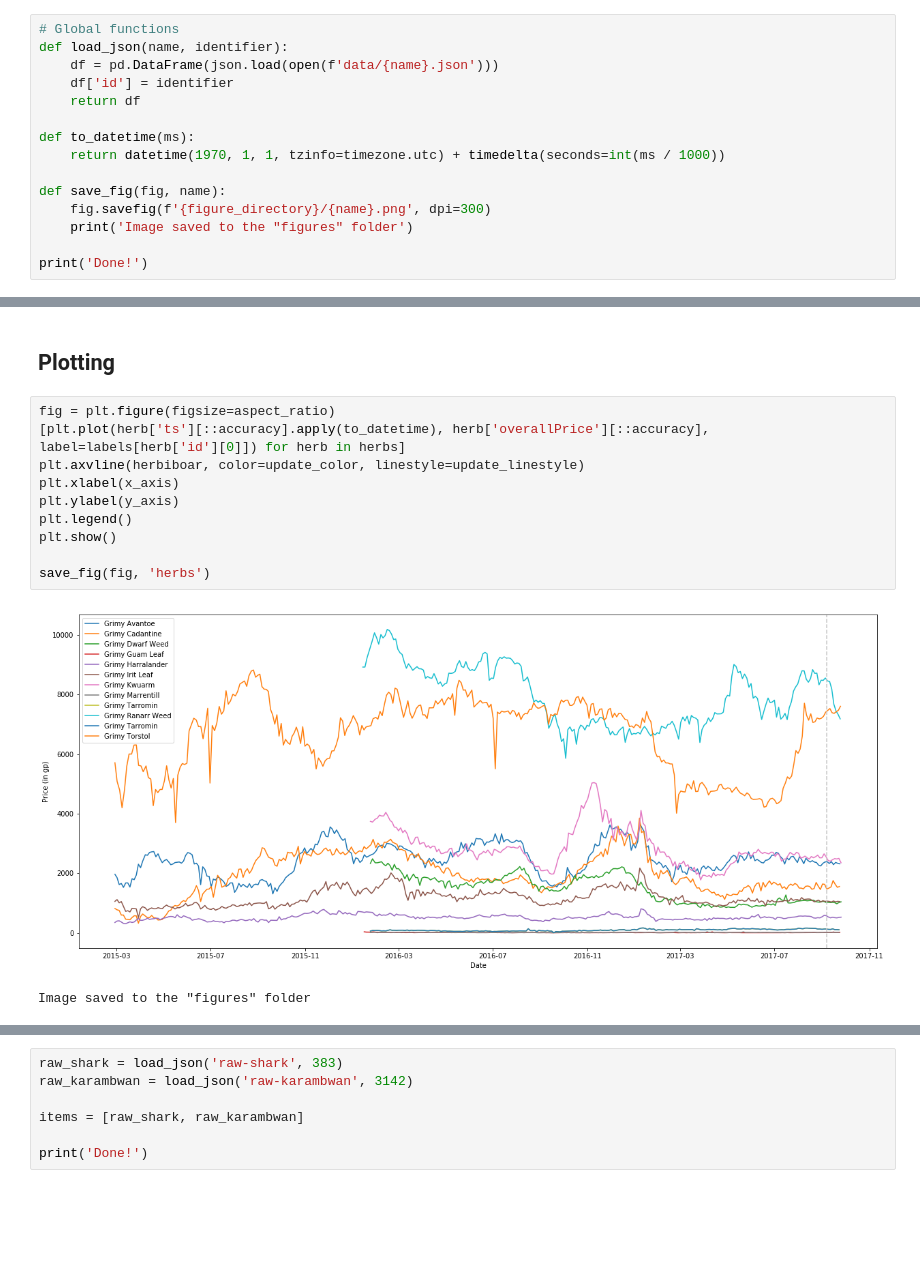
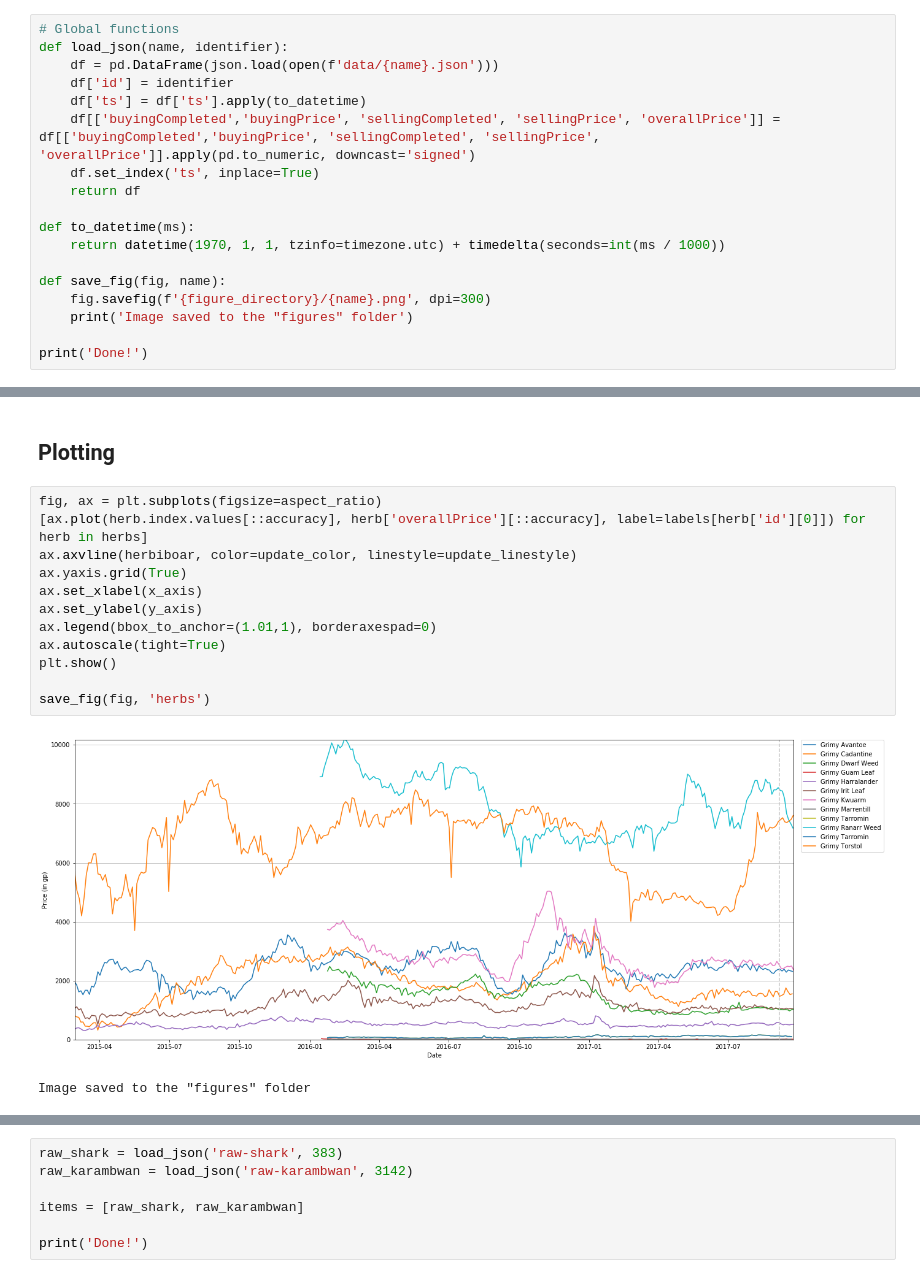
Before and after one commit to DevNebulae/ads-prototype-graphs, a Jupyter notebook: increased-supply.ipynb, the cells around one changed output, grey strips where cells are left out. Cells and saved outputs as stored; diff of their text form; blank space fills up the shorter version.

Commit message:
Apply current changes in stash

```diff
--- a/increased-supply.ipynb
+++ b/increased-supply.ipynb
@@ -27,6 +28,9 @@ Done!
 def load_json(name, identifier):
     df = pd.DataFrame(json.load(open(f'data/{name}.json')))
     df['id'] = identifier
+    df['ts'] = df['ts'].apply(to_datetime)
+    df[['buyingCompleted','buyingPrice', 'sellingCompleted', 'sellingPrice', 'overallPrice']] = df[['buyingCompleted','buyingPrice', 'sellingCompleted', 'sellingPrice', 'overallPrice']].apply(pd.to_numeric, downcast='signed')
+    df.set_index('ts', inplace=True)
     return df
 
 def to_datetime(ms):
@@ -118,16 +122,18 @@ For future developers playing with this notebook, please don't edit the timestam
 # %% [markdown]
 ## Plotting
 # %%
-fig = plt.figure(figsize=aspect_ratio)
-[plt.plot(herb['ts'][::accuracy].apply(to_datetime), herb['overallPrice'][::accuracy], label=labels[herb['id'][0]]) for herb in herbs]
-plt.axvline(herbiboar, color=update_color, linestyle=update_linestyle)
-plt.xlabel(x_axis)
-plt.ylabel(y_axis)
-plt.legend()
+fig, ax = plt.subplots(figsize=aspect_ratio)
+[ax.plot(herb.index.values[::accuracy], herb['overallPrice'][::accuracy], label=labels[herb['id'][0]]) for herb in herbs]
+ax.axvline(herbiboar, color=update_color, linestyle=update_linestyle)
+ax.yaxis.grid(True)
+ax.set_xlabel(x_axis)
+ax.set_ylabel(y_axis)
+ax.legend(bbox_to_anchor=(1.01,1), borderaxespad=0)
+ax.autoscale(tight=True)
 plt.show()
 
 save_fig(fig, 'herbs')
 # %% [output]
-[figure, old version]
+[figure, new version]
 Image saved to the "figures" folder
 # %% [markdown]
```
Also changed, not shown: parts of 4 cells of this notebook.
